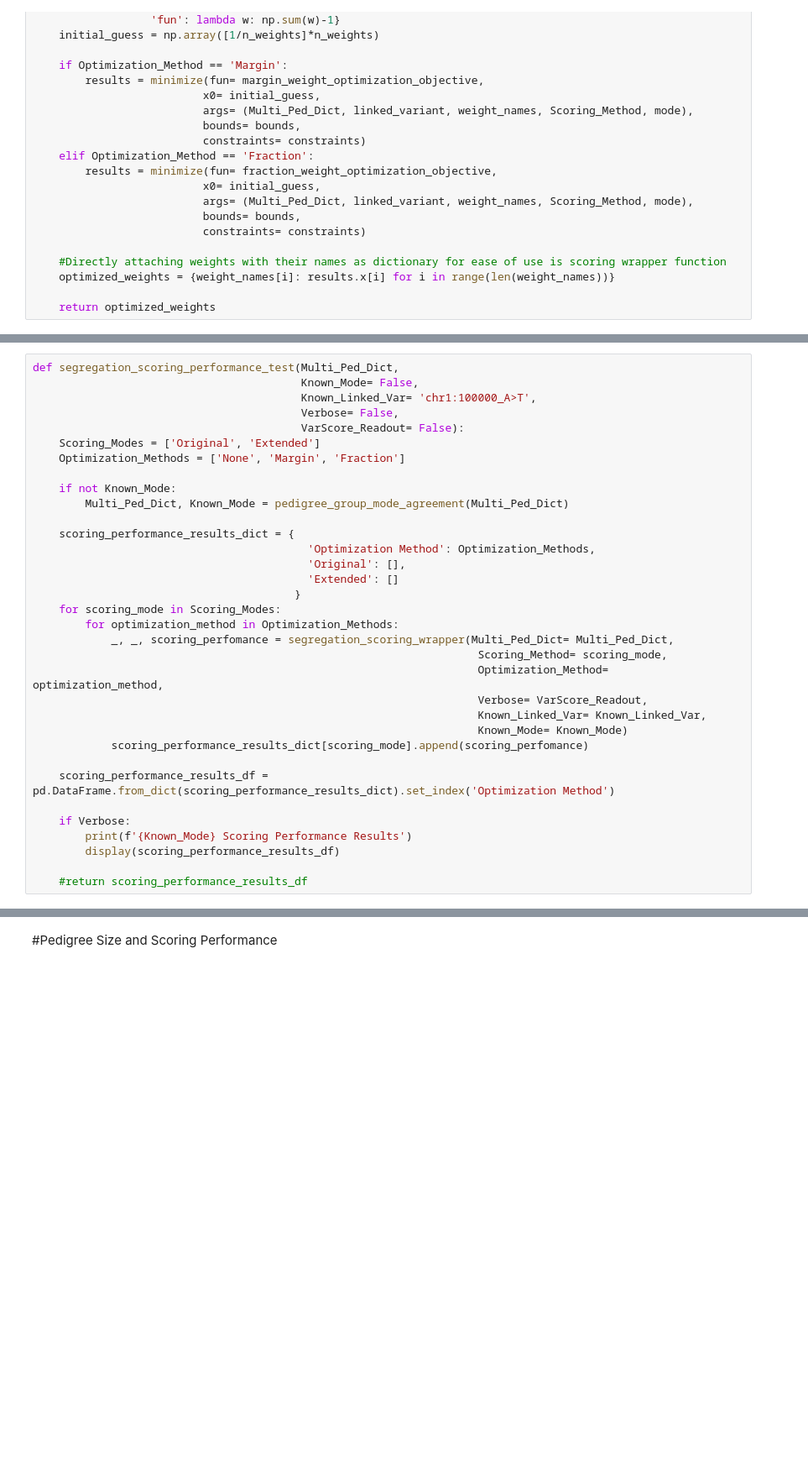
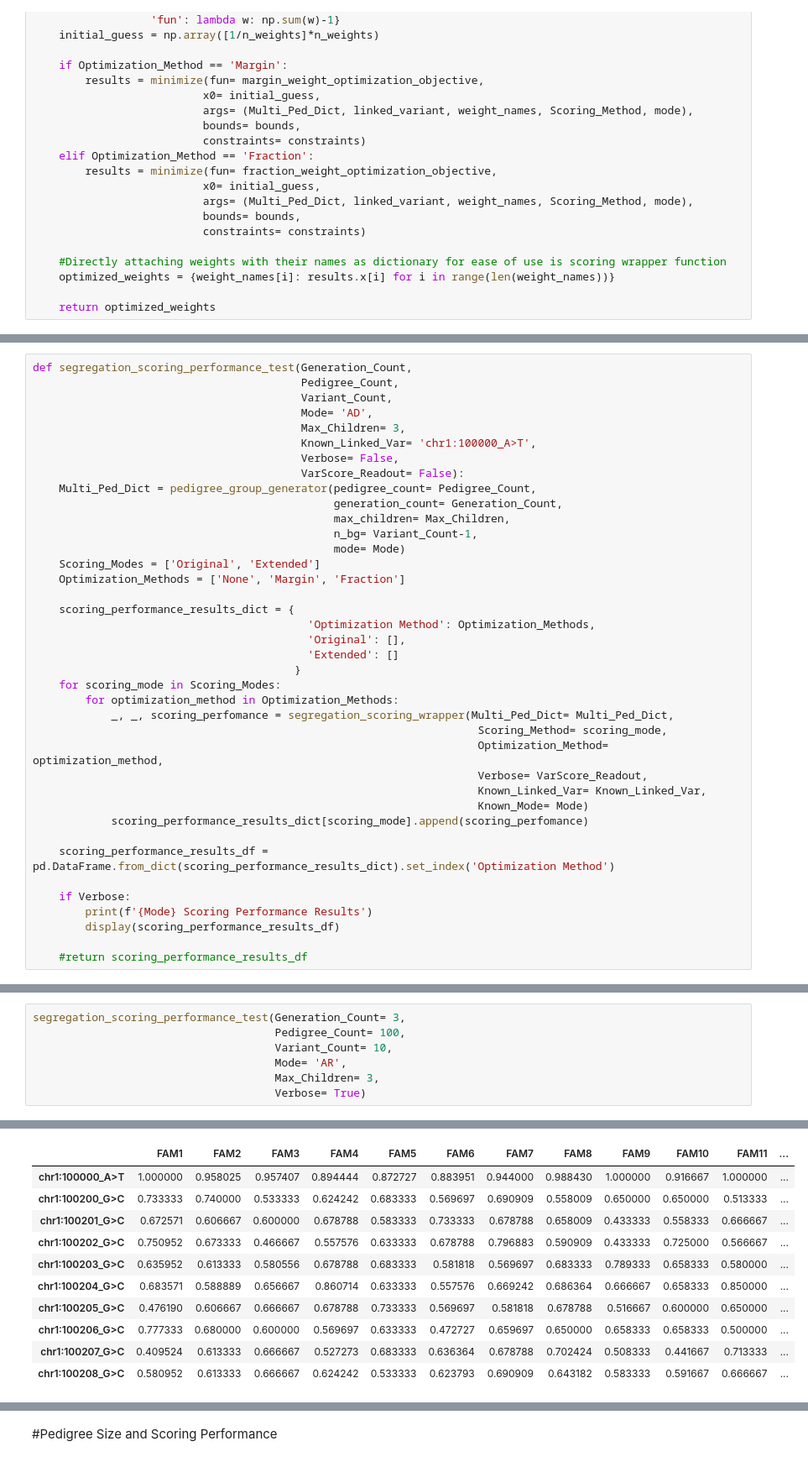
Before and after one commit to taylorngt/PedNet, a Jupyter notebook: SegregationScoring.ipynb, the cells around one changed output, grey strips where cells are left out. Shown at 84% size. Saved outputs shown, nothing was run; the diff lists cells and outputs as text; blank space fills up the shorter version.

```diff
--- a/SegregationScoring.ipynb
+++ b/SegregationScoring.ipynb
@@ -1459,16 +1447,21 @@ def segregation_scoring_wrapper(Multi_Ped_Dict: dict,
 
     return Multi_Ped_Dict, weights, Scoring_Method_Accuracy
 # %%
-def segregation_scoring_performance_test(Multi_Ped_Dict,
-                                         Known_Mode= False,
+def segregation_scoring_performance_test(Generation_Count,
+                                         Pedigree_Count,
+                                         Variant_Count,
+                                         Mode= 'AD',
+                                         Max_Children= 3,
                                          Known_Linked_Var= 'chr1:100000_A>T',
                                          Verbose= False,
                                          VarScore_Readout= False):
+    Multi_Ped_Dict = pedigree_group_generator(pedigree_count= Pedigree_Count,
+                                              generation_count= Generation_Count,
+                                              max_children= Max_Children,
+                                              n_bg= Variant_Count-1,
+                                              mode= Mode)
     Scoring_Modes = ['Original', 'Extended']
     Optimization_Methods = ['None', 'Margin', 'Fraction']
-
-    if not Known_Mode:
-        Multi_Ped_Dict, Known_Mode = pedigree_group_mode_agreement(Multi_Ped_Dict)
 
     scoring_performance_results_dict = {
                                           'Optimization Method': Optimization_Methods,
@@ -1482,13 +1475,13 @@ def segregation_scoring_performance_test(Multi_Ped_Dict,
                                                                     Optimization_Method= optimization_method,
                                                                     Verbose= VarScore_Readout,
                                                                     Known_Linked_Var= Known_Linked_Var,
-                                                                    Known_Mode= Known_Mode)
+                                                                    Known_Mode= Mode)
             scoring_performance_results_dict[scoring_mode].append(scoring_perfomance)
 
     scoring_performance_results_df = pd.DataFrame.from_dict(scoring_performance_results_dict).set_index('Optimization Method')
 
     if Verbose:
-        print(f'{Known_Mode} Scoring Performance Results')
+        print(f'{Mode} Scoring Performance Results')
         display(scoring_performance_results_df)
 
     #return scoring_performance_results_df
@@ -1546,0 +1518,8 @@ AR Scoring Performance Results
+# %%
+segregation_scoring_performance_test(Generation_Count= 3,
+                                     Pedigree_Count= 100,
+                                     Variant_Count= 10,
+                                     Mode= 'AR',
+                                     Max_Children= 3,
+                                     Verbose= True)
+# %% [output]
@@ -1546,0 +1532,11 @@ AR Scoring Performance Results
+|  | FAM1 | FAM2 | FAM3 | FAM4 | FAM5 | FAM6 | FAM7 | FAM8 | FAM9 | FAM10 | FAM11 | ... |
+| chr1:100000_A>T | 1.000000 | 0.958025 | 0.957407 | 0.894444 | 0.872727 | 0.883951 | 0.944000 | 0.988430 | 1.000000 | 0.916667 | 1.000000 | ... |
+| chr1:100200_G>C | 0.733333 | 0.740000 | 0.533333 | 0.624242 | 0.683333 | 0.569697 | 0.690909 | 0.558009 | 0.650000 | 0.650000 | 0.513333 | ... |
+| chr1:100201_G>C | 0.672571 | 0.606667 | 0.600000 | 0.678788 | 0.583333 | 0.733333 | 0.678788 | 0.658009 | 0.433333 | 0.558333 | 0.666667 | ... |
+| chr1:100202_G>C | 0.750952 | 0.673333 | 0.466667 | 0.557576 | 0.633333 | 0.678788 | 0.796883 | 0.590909 | 0.433333 | 0.725000 | 0.566667 | ... |
+| chr1:100203_G>C | 0.635952 | 0.613333 | 0.580556 | 0.678788 | 0.683333 | 0.581818 | 0.569697 | 0.683333 | 0.789333 | 0.658333 | 0.580000 | ... |
+| chr1:100204_G>C | 0.683571 | 0.588889 | 0.656667 | 0.860714 | 0.633333 | 0.557576 | 0.669242 | 0.686364 | 0.666667 | 0.658333 | 0.850000 | ... |
+| chr1:100205_G>C | 0.476190 | 0.606667 | 0.666667 | 0.678788 | 0.733333 | 0.569697 | 0.581818 | 0.678788 | 0.516667 | 0.600000 | 0.650000 | ... |
+| chr1:100206_G>C | 0.777333 | 0.680000 | 0.600000 | 0.569697 | 0.633333 | 0.472727 | 0.659697 | 0.650000 | 0.658333 | 0.658333 | 0.500000 | ... |
+| chr1:100207_G>C | 0.409524 | 0.613333 | 0.666667 | 0.527273 | 0.683333 | 0.636364 | 0.678788 | 0.702424 | 0.508333 | 0.441667 | 0.713333 | ... |
+| chr1:100208_G>C | 0.580952 | 0.613333 | 0.666667 | 0.624242 | 0.533333 | 0.623793 | 0.690909 | 0.643182 | 0.583333 | 0.591667 | 0.666667 | ... |
```
Also changed, not shown: parts of 11 cells of this notebook.
